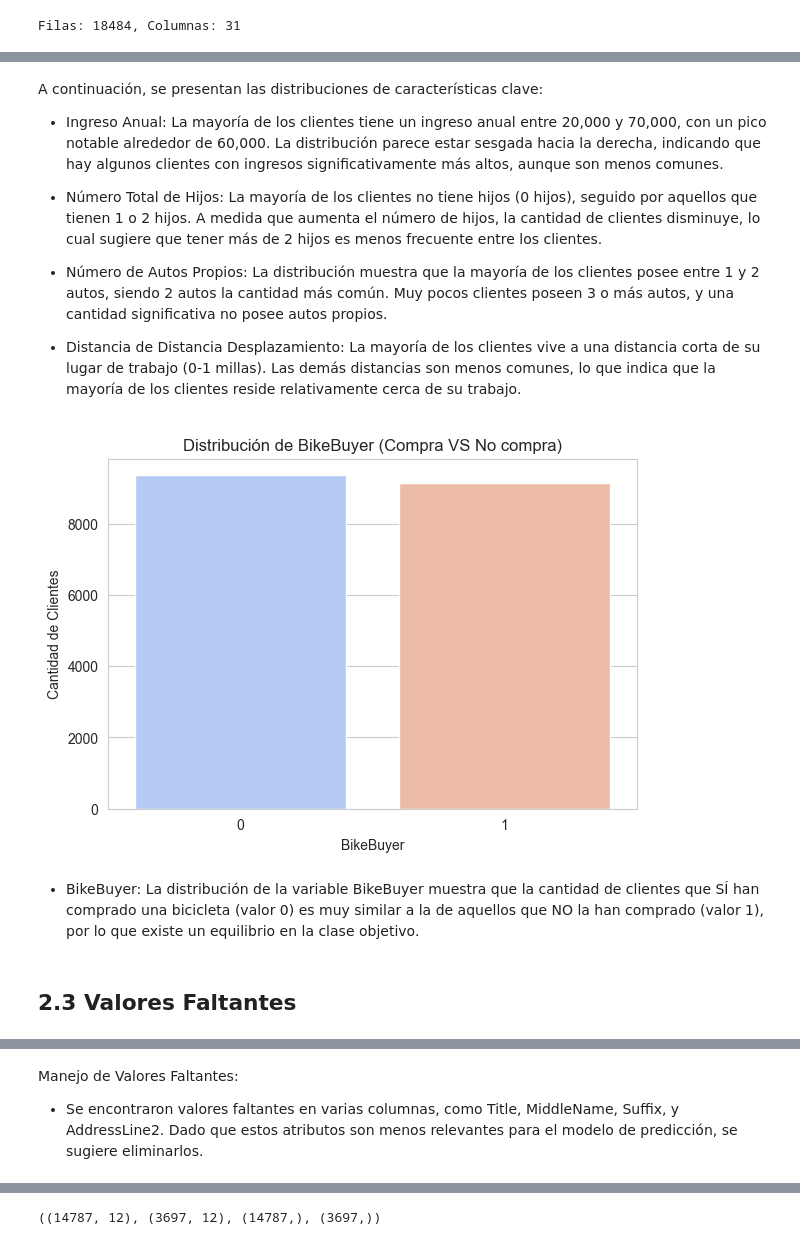
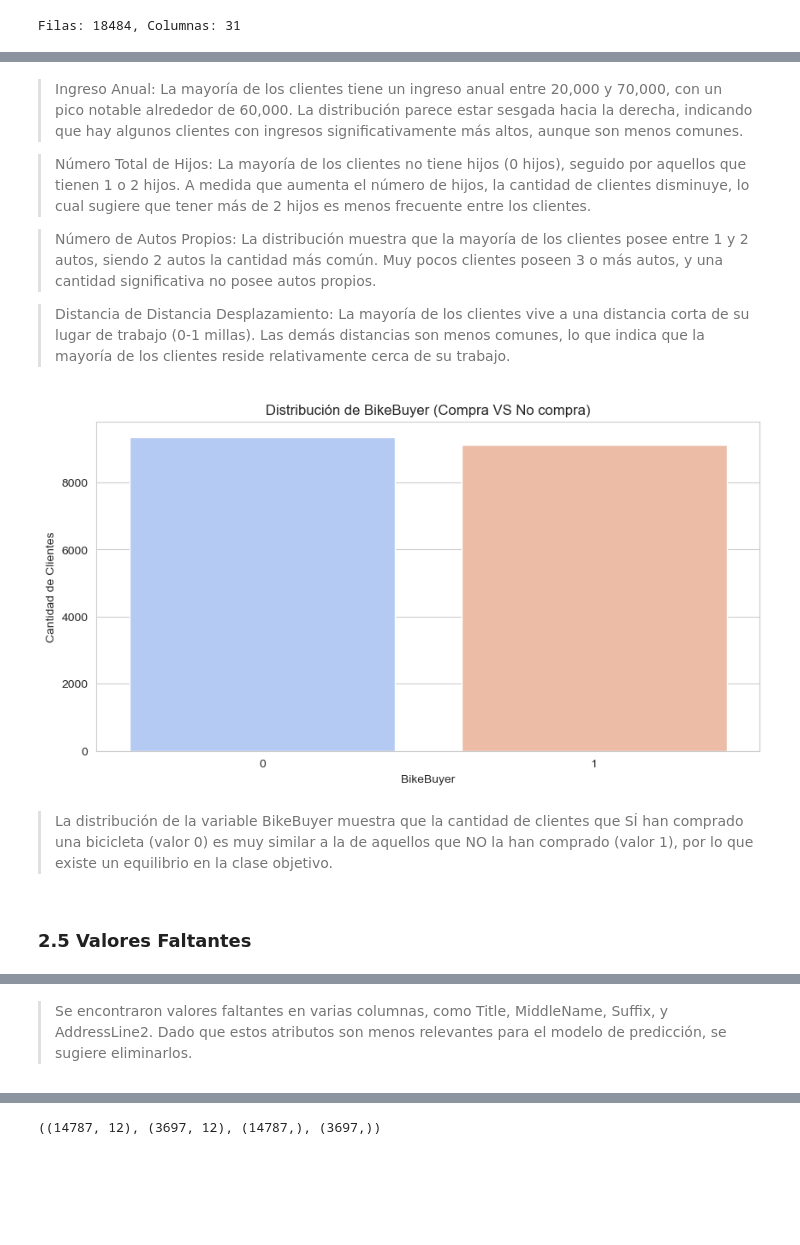
Before and after one commit to ReusJimenez/data-science-modeling-cases, a Jupyter notebook: clasificacion-bikebuyer/ml-clasificacion-bikebuyer.ipynb, the cells around one changed output, grey strips where cells are left out. Saved outputs shown, nothing was run; the diff lists cells and outputs as text; code cells hidden in the pictures; blank space fills up the shorter version.

Commit message:
chore(ml): limpieza de código y markdown en ml-clasificacion-bikebuyer

```diff
--- a/clasificacion-bikebuyer/ml-clasificacion-bikebuyer.ipynb
+++ b/clasificacion-bikebuyer/ml-clasificacion-bikebuyer.ipynb
@@ -27,7 +31,10 @@ df_bikebuyer = pd.read_excel("data-bikebuyer.xlsx")
 # %%
+# Cargar el conjunto de datos
+pd.options.display.max_columns = None
+df = pd.read_excel("data-bikebuyer.xlsx")
+
 # Ver las primeras filas del conjunto de datos
-pd.options.display.max_columns = None
-df_bikebuyer.head(5)
+df.head(5)
 # %% [output]
 |  | CustomerKey | GeographyKey | CustomerAlternateKey | Title | FirstName | MiddleName | LastName | NameStyle | ... |
 | 0 | 11000 | 26 | AW00011000 | NaN | Jon | V | Yang | 0 | ... |
@@ -121,24 +116,22 @@ plt.show()
 # %% [markdown]
-A continuación, se presentan las distribuciones de características clave:
-- Ingreso Anual: La mayoría de los clientes tiene un ingreso anual entre 20,000 y 70,000, con un pico notable alrededor de 60,000. La distribución parece estar sesgada hacia la derecha, indicando que hay algunos clientes con ingresos significativamente más altos, aunque son menos comunes.
+> Ingreso Anual: La mayoría de los clientes tiene un ingreso anual entre 20,000 y 70,000, con un pico notable alrededor de 60,000. La distribución parece estar sesgada hacia la derecha, indicando que hay algunos clientes con ingresos significativamente más altos, aunque son menos comunes.
 
-- Número Total de Hijos: La mayoría de los clientes no tiene hijos (0 hijos), seguido por aquellos que tienen 1 o 2 hijos. A medida que aumenta el número de hijos, la cantidad de clientes disminuye, lo cual sugiere que tener más de 2 hijos es menos frecuente entre los clientes.
+> Número Total de Hijos: La mayoría de los clientes no tiene hijos (0 hijos), seguido por aquellos que tienen 1 o 2 hijos. A medida que aumenta el número de hijos, la cantidad de clientes disminuye, lo cual sugiere que tener más de 2 hijos es menos frecuente entre los clientes.
 
-- Número de Autos Propios: La distribución muestra que la mayoría de los clientes posee entre 1 y 2 autos, siendo 2 autos la cantidad más común. Muy pocos clientes poseen 3 o más autos, y una cantidad significativa no posee autos propios.
+> Número de Autos Propios: La distribución muestra que la mayoría de los clientes posee entre 1 y 2 autos, siendo 2 autos la cantidad más común. Muy pocos clientes poseen 3 o más autos, y una cantidad significativa no posee autos propios.
 
-- Distancia de Distancia Desplazamiento: La mayoría de los clientes vive a una distancia corta de su lugar de trabajo (0-1 millas). Las demás distancias son menos comunes, lo que indica que la mayoría de los clientes reside relativamente cerca de su trabajo.
+> Distancia de Distancia Desplazamiento: La mayoría de los clientes vive a una distancia corta de su lugar de trabajo (0-1 millas). Las demás distancias son menos comunes, lo que indica que la mayoría de los clientes reside relativamente cerca de su trabajo.
 # %%
 # Gráfico de barras de 'BikeBuyer' (variable objetivo)
-plt.figure(figsize=(15, 10))
-plt.subplot(2, 2, 1)
-sns.countplot(x='BikeBuyer', data=df_bikebuyer, hue='BikeBuyer', palette="coolwarm", legend=False)
+plt.figure(figsize=(10, 5))
+sns.countplot(x='BikeBuyer', data=df, hue='BikeBuyer', palette="coolwarm", legend=False)
 plt.title('Distribución de BikeBuyer (Compra VS No compra)')
 plt.ylabel('Cantidad de Clientes')
 plt.show()
 # %% [output]
-[figure, old version]
+[figure, new version]
 # %% [markdown]
-- BikeBuyer: La distribución de la variable BikeBuyer muestra que la cantidad de clientes que SÍ han comprado una bicicleta (valor 0) es muy similar a la de aquellos que NO la han comprado (valor 1), por lo que existe un equilibrio en la clase objetivo.
+> La distribución de la variable BikeBuyer muestra que la cantidad de clientes que SÍ han comprado una bicicleta (valor 0) es muy similar a la de aquellos que NO la han comprado (valor 1), por lo que existe un equilibrio en la clase objetivo.
 # %% [markdown]
-## 2.3 Valores Faltantes
+### 2.5 Valores Faltantes
 # %%
@@ -164,6 +155,5 @@ Region                      0
 BikeBuyer                   0
 dtype: int64
 # %% [markdown]
-Manejo de Valores Faltantes:
-- Se encontraron valores faltantes en varias columnas, como Title, MiddleName, Suffix, y AddressLine2. Dado que estos atributos son menos relevantes para el modelo de predicción, se sugiere eliminarlos.
+> Se encontraron valores faltantes en varias columnas, como Title, MiddleName, Suffix, y AddressLine2. Dado que estos atributos son menos relevantes para el modelo de predicción, se sugiere eliminarlos.
 # %% [markdown]
```
Also changed, not shown: parts of 111 cells of this notebook.
